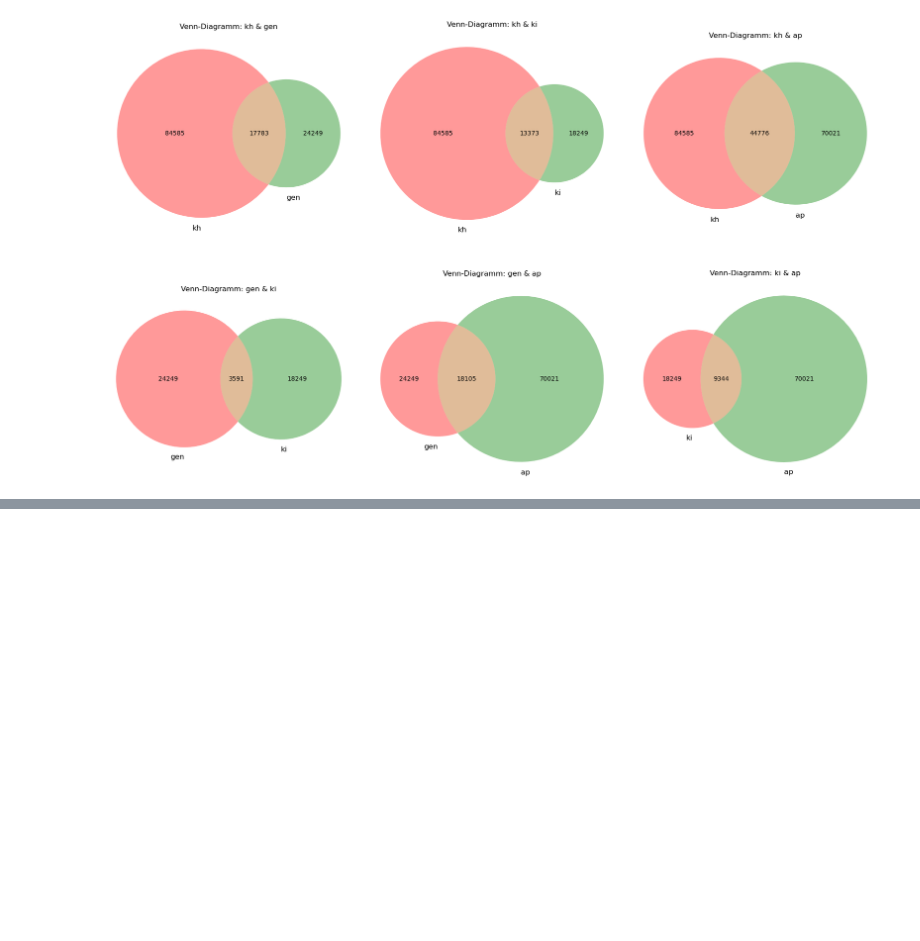
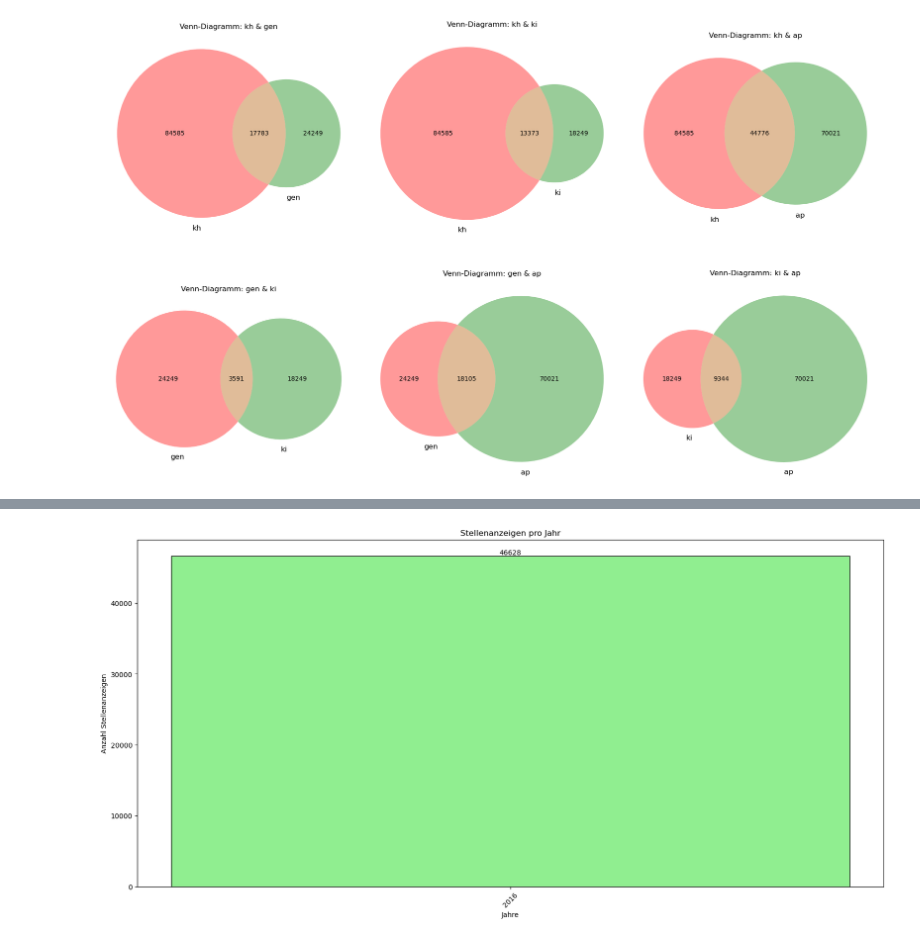
Before and after one commit to jabr-he/stea, a Jupyter notebook: run_prod_new.ipynb, the cells around one changed output, grey strips where cells are left out. Drawn from its saved outputs; the diff is of its cells as text; code cells hidden in the pictures; blank space fills up the shorter version.

```diff
--- a/run_prod_new.ipynb
+++ b/run_prod_new.ipynb
@@ -268,0 +324,18 @@ plt.show()
+# %%
+# Bar: Alle SteA pro Jahr absolut
+fig, axes = plt.subplots(nrows=1, ncols=1, figsize=(16, 8), constrained_layout=True, gridspec_kw={'height_ratios': [1]}) # viermal die eins am ende bei 4x4
+xyears = np.arange(len(years))
+yyears = [year_counts[year] for year in years]
+ax = axes
+bartwo = ax.bar(xyears, yyears, color='lightgreen', edgecolor='black')
+for rect in bartwo:
+    height = rect.get_height()
+    ax.text(rect.get_x() + rect.get_width() / 2, height + 0.5, str(height), ha='center', va='bottom')
+ax.set_xticks(xyears)
+ax.set_xticklabels(years, rotation=45)
+ax.set_xlabel('Jahre')
+ax.set_ylabel('Anzahl Stellenanzeigen')
+ax.set_title('Stellenanzeigen pro Jahr')
+plt.show()
+# %% [output]
+[figure, added]
```
Also changed, not shown: parts of 6 cells of this notebook.
